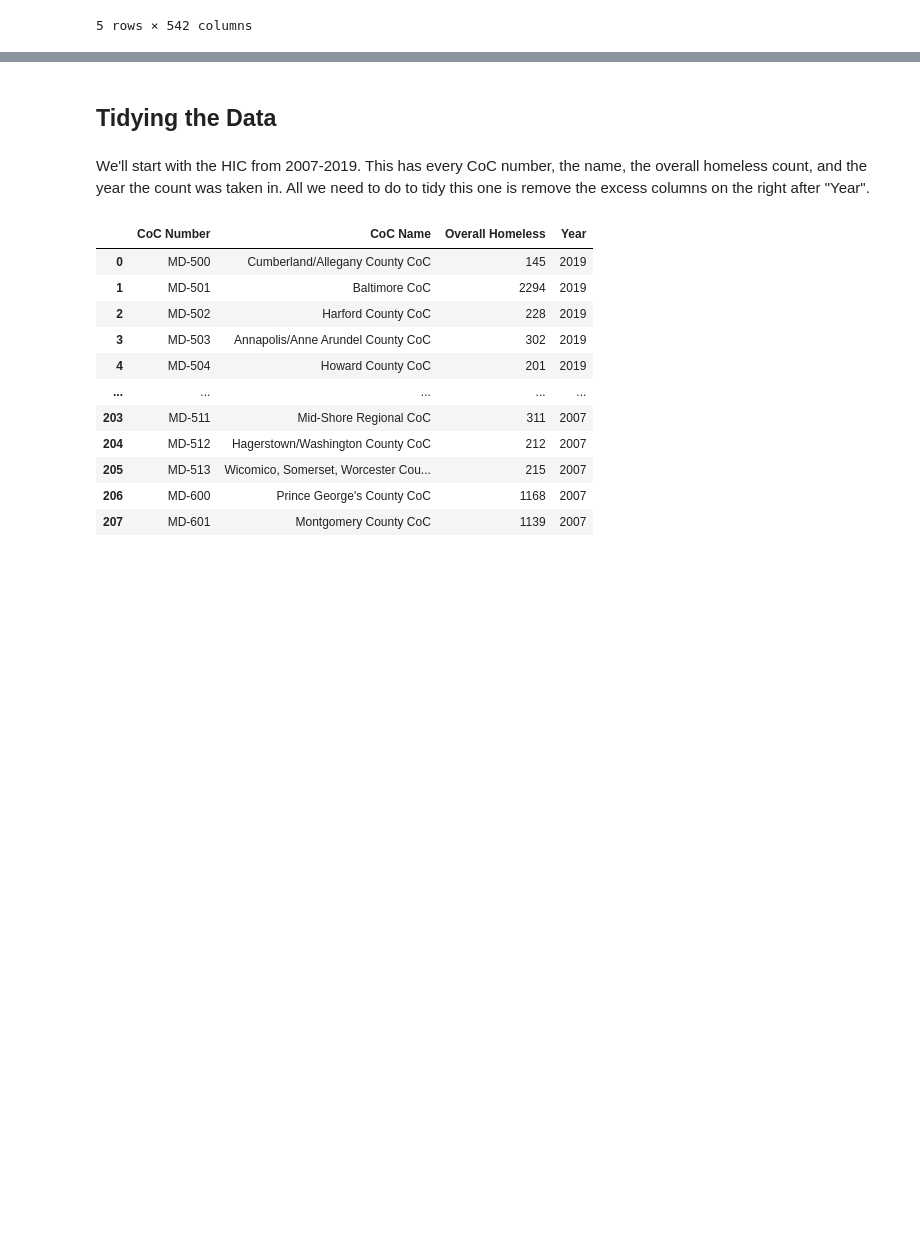
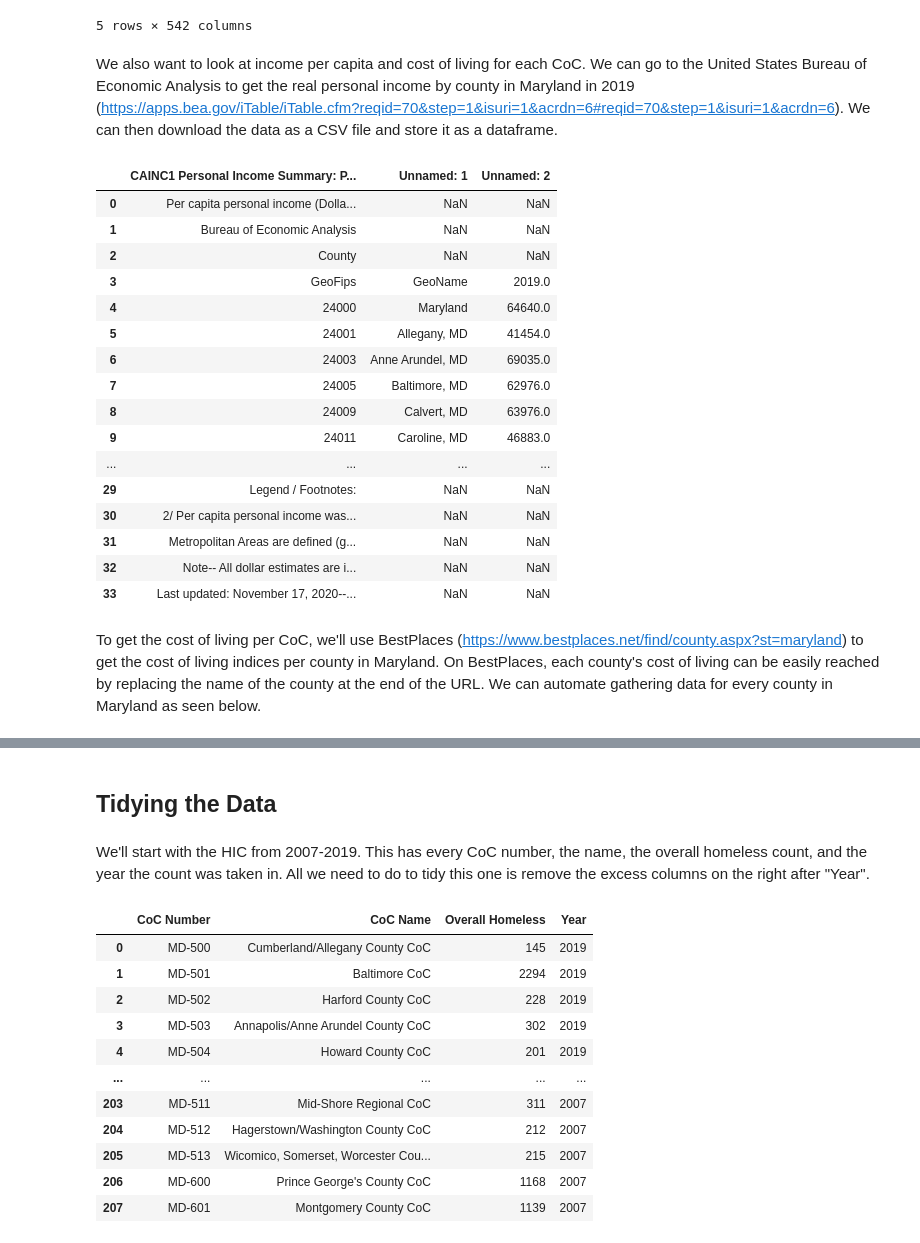
Before and after one commit to aroy2530/aroy2530.github.io, a Jupyter notebook: Homelessness in Maryland.ipynb, the cells around one changed output, grey strips where cells are left out. Saved outputs shown, nothing was run; the diff lists cells and outputs as text; code cells hidden in the pictures; blank space fills up the shorter version.

Commit message:
also trying to commit new notebook version

```diff
--- a/Homelessness in Maryland.ipynb
+++ b/Homelessness in Maryland.ipynb
@@ -55,3 +59,28 @@ hic_overall.head()
 | 3 | MD-503 | Annapolis/Anne Arundel County CoC | 302 | 2019 | NaN | NaN | NaN | NaN | ... |
 | 4 | MD-504 | Howard County CoC | 201 | 2019 | NaN | NaN | NaN | NaN | ... |
 5 rows × 542 columns
+# %% [markdown]
+We also want to look at income per capita and cost of living for each CoC. We can go to the United States Bureau of Economic Analysis to get the real personal income by county in Maryland in 2019 (https://apps.bea.gov/iTable/iTable.cfm?reqid=70&step=1&isuri=1&acrdn=6#reqid=70&step=1&isuri=1&acrdn=6). We can then download the data as a CSV file and store it as a dataframe.
+# %%
+income = pd.read_csv("MDIncome2019.csv")
+income
+# %% [output]
+|  | CAINC1 Personal Income Summary: P... | Unnamed: 1 | Unnamed: 2 |
+| 0 | Per capita personal income (Dolla... | NaN | NaN |
+| 1 | Bureau of Economic Analysis | NaN | NaN |
+| 2 | County | NaN | NaN |
+| 3 | GeoFips | GeoName | 2019.0 |
+| 4 | 24000 | Maryland | 64640.0 |
+| 5 | 24001 | Allegany, MD | 41454.0 |
+| 6 | 24003 | Anne Arundel, MD | 69035.0 |
+| 7 | 24005 | Baltimore, MD | 62976.0 |
+| 8 | 24009 | Calvert, MD | 63976.0 |
+| 9 | 24011 | Caroline, MD | 46883.0 |
+| ... | ... | ... | ... |
+| 29 | Legend / Footnotes: | NaN | NaN |
+| 30 | 2/ Per capita personal income was... | NaN | NaN |
+| 31 | Metropolitan Areas are defined (g... | NaN | NaN |
+| 32 | Note-- All dollar estimates are i... | NaN | NaN |
+| 33 | Last updated: November 17, 2020--... | NaN | NaN |
+# %% [markdown]
+To get the cost of living per CoC, we'll use BestPlaces (https://www.bestplaces.net/find/county.aspx?st=maryland) to get the cost of living indices per county in Maryland. On BestPlaces, each county's cost of living can be easily reached by replacing the name of the county at the end of the URL. We can automate gathering data for every county in Maryland as seen below.
```
Also changed, not shown: parts of 22 cells of this notebook.
